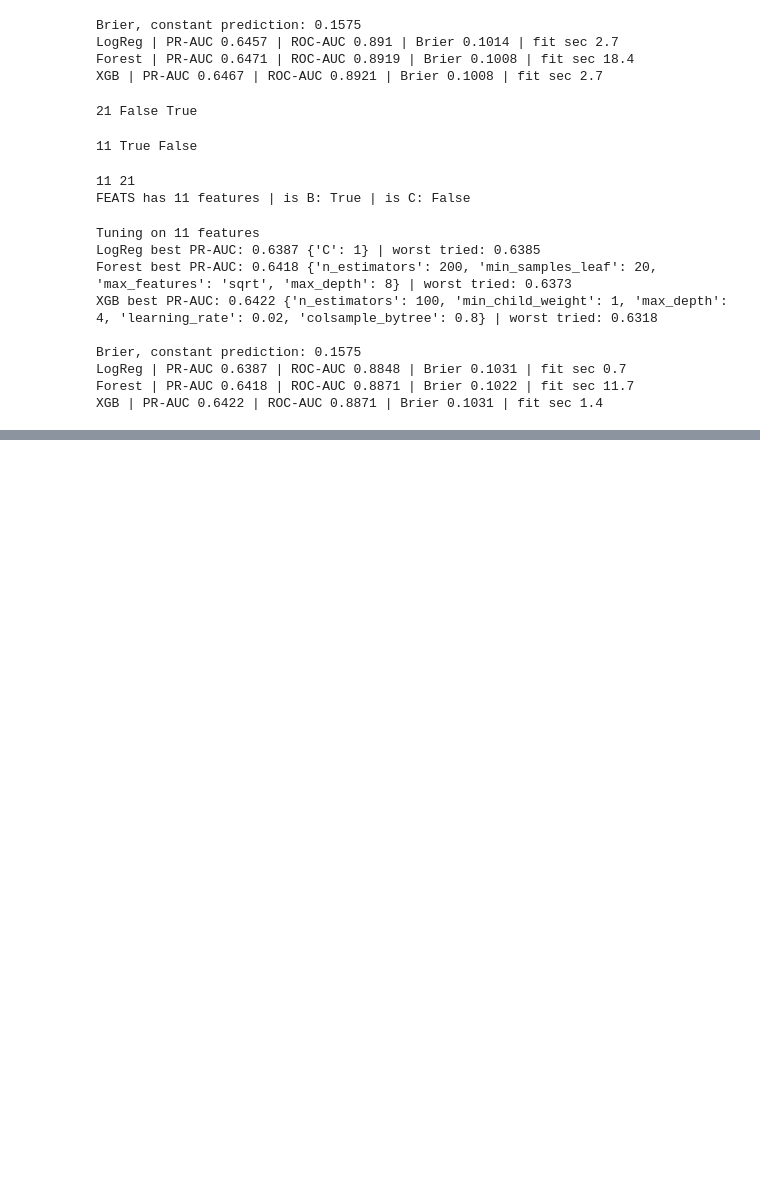
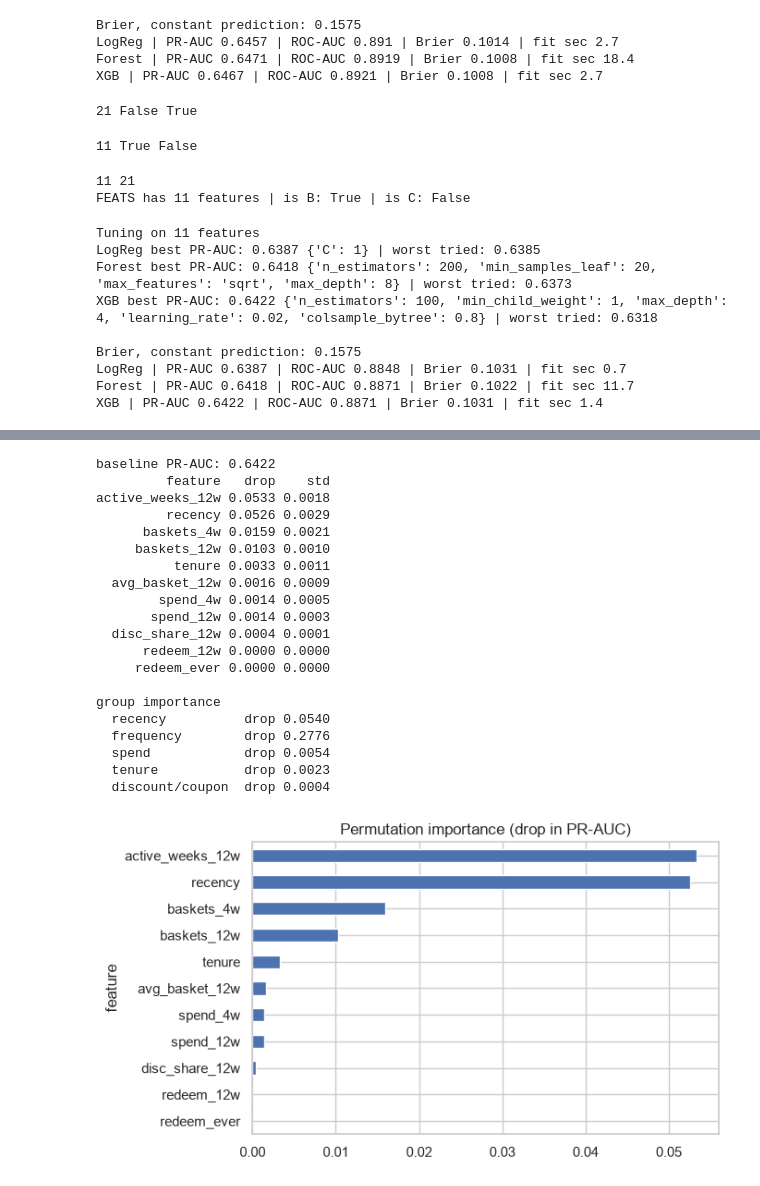
Before and after one commit to haswitha08/midterm-lapse-risk, a Jupyter notebook: notebooks/01_explore.ipynb, the cells around one changed output, grey strips where cells are left out. Saved outputs shown, nothing was run; the diff lists cells and outputs as text; code cells hidden in the pictures; blank space fills up the shorter version.

Commit message:
Feature importance and test evaluation

```diff
--- a/notebooks/01_explore.ipynb
+++ b/notebooks/01_explore.ipynb
@@ -877,0 +929,60 @@ XGB | PR-AUC 0.6422 | ROC-AUC 0.8871 | Brier 0.1031 | fit sec 1.4
+# %%
+from sklearn.inspection import permutation_importance
+
+xgb_pipe, _ = final["XGB"]
+Xv, yv = val[FEATS], val["lapse"]
+base = average_precision_score(yv, xgb_pipe.predict_proba(Xv)[:, 1])
+print("baseline PR-AUC:", round(base, 4))
+
+# 1. single-feature permutation importance
+pi = permutation_importance(xgb_pipe, Xv, yv, scoring="average_precision",
+                            n_repeats=5, random_state=42, n_jobs=1)
+imp = (pd.DataFrame({"feature": FEATS, "drop": pi.importances_mean, "std": pi.importances_std})
+         .sort_values("drop", ascending=False))
+print(imp.round(4).to_string(index=False))
+
+# 2. group permutation importance
+groups = {
+    "recency":          ["recency"],
+    "frequency":        ["baskets_4w", "baskets_12w", "active_weeks_12w"],
+    "spend":            ["spend_4w", "spend_12w", "avg_basket_12w"],
+    "tenure":           ["tenure"],
+    "discount/coupon":  ["disc_share_12w", "redeem_12w", "redeem_ever"],
+}
+rng = np.random.default_rng(42)
+print("\ngroup importance")
+for g, cols in groups.items():
+    drops = []
+    for _ in range(5):
+        Xp = Xv.copy()
+        Xp[cols] = Xp[cols].sample(frac=1, random_state=int(rng.integers(1e9))).to_numpy()
+        drops.append(base - average_precision_score(yv, xgb_pipe.predict_proba(Xp)[:, 1]))
+    print(f"  {g:16s} drop {np.mean(drops):.4f}")
+
+# 3. plot
+import matplotlib.pyplot as plt
+imp.sort_values("drop").plot.barh(x="feature", y="drop", legend=False, figsize=(7, 4),
+                                  title="Permutation importance (drop in PR-AUC)")
+plt.tight_layout(); plt.show()
+# %% [output]
+baseline PR-AUC: 0.6422
+         feature   drop    std
+active_weeks_12w 0.0533 0.0018
+         recency 0.0526 0.0029
+      baskets_4w 0.0159 0.0021
+     baskets_12w 0.0103 0.0010
+          tenure 0.0033 0.0011
+  avg_basket_12w 0.0016 0.0009
+        spend_4w 0.0014 0.0005
+       spend_12w 0.0014 0.0003
+  disc_share_12w 0.0004 0.0001
+      redeem_12w 0.0000 0.0000
+     redeem_ever 0.0000 0.0000
+
+group importance
+  recency          drop 0.0540
+  frequency        drop 0.2776
+  spend            drop 0.0054
+  tenure           drop 0.0023
+  discount/coupon  drop 0.0004
+[figure, added]
```
Also changed, not shown: parts of 2 cells of this notebook.
